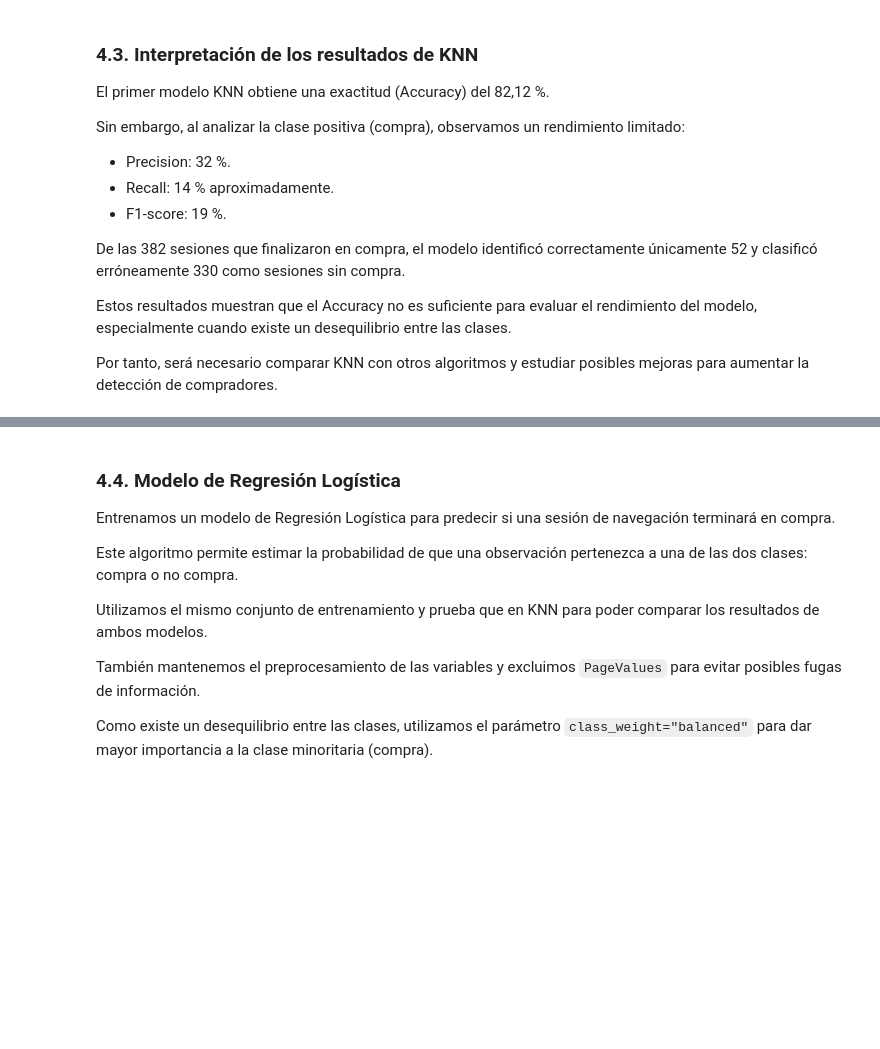
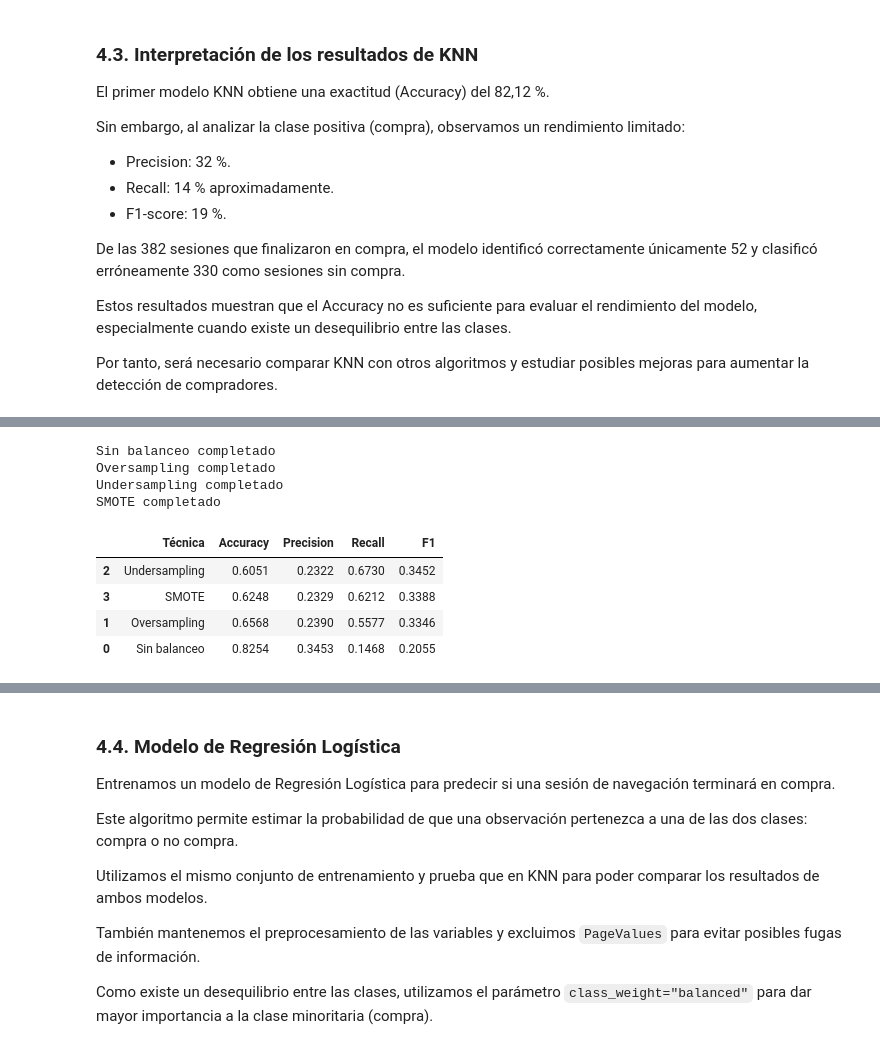
Before and after one commit to beafernandez22/proyecto_lo_compraran_ml, a Jupyter notebook: proyecto_lo_compraran_ml.ipynb, the cells around one changed output, grey strips where cells are left out. Drawn from its saved outputs; the diff is of its cells as text; code cells hidden in the pictures; blank space fills up the shorter version.

```diff
--- a/proyecto_lo_compraran_ml.ipynb
+++ b/proyecto_lo_compraran_ml.ipynb
@@ -397,0 +590,79 @@ Por tanto, será necesario comparar KNN con otros algoritmos y estudiar posibles
+# %%
+from sklearn.pipeline import Pipeline
+from sklearn.neighbors import KNeighborsClassifier
+from sklearn.model_selection import StratifiedKFold, cross_validate
+from imblearn.over_sampling import RandomOverSampler, SMOTE
+from imblearn.under_sampling import RandomUnderSampler
+from imblearn.pipeline import Pipeline as ImbPipeline
+
+# Utilizamos las 16 variables originales
+X_balanceo = X_train_knn
+
+# Misma validación cruzada para todos los modelos
+validacion_balanceo = StratifiedKFold(
+    n_splits=5,
+    shuffle=True,
+    random_state=42
+)
+
+# Técnicas que vamos a comparar
+tecnicas_balanceo = {
+    "Sin balanceo": "passthrough",
+    "Oversampling": RandomOverSampler(random_state=42),
+    "Undersampling": RandomUnderSampler(random_state=42),
+    "SMOTE": SMOTE(random_state=42)
+}
+
+resultados_balanceo = []
+
+for nombre, tecnica in tecnicas_balanceo.items():
+
+    modelo_knn_balanceado = ImbPipeline(steps=[
+        ("preprocesamiento", crear_preprocesador(X_balanceo)),
+        ("balanceo", tecnica),
+        ("modelo", KNeighborsClassifier(n_neighbors=5))
+    ])
+
+    resultados = cross_validate(
+        modelo_knn_balanceado,
+        X_balanceo,
+        y_train,
+        cv=validacion_balanceo,
+        scoring=["accuracy", "precision", "recall", "f1"],
+        n_jobs=-1
+    )
+
+    resultados_balanceo.append({
+        "Técnica": nombre,
+        "Accuracy": resultados["test_accuracy"].mean(),
+        "Precision": resultados["test_precision"].mean(),
+        "Recall": resultados["test_recall"].mean(),
+        "F1": resultados["test_f1"].mean()
+    })
+
+    print(nombre, "completado")
+# %% [output]
+Sin balanceo completado
+Oversampling completado
+Undersampling completado
+SMOTE completado
+# %%
+import pandas as pd
+
+# Crear tabla comparativa
+tabla_balanceo = pd.DataFrame(resultados_balanceo)
+
+# Ordenar de mayor a menor F1
+tabla_balanceo = tabla_balanceo.sort_values(
+    by="F1",
+    ascending=False
+)
+
+# Mostrar resultados
+display(tabla_balanceo.round(4))
+# %% [output]
+|  | Técnica | Accuracy | Precision | Recall | F1 |
+| 2 | Undersampling | 0.6051 | 0.2322 | 0.6730 | 0.3452 |
+| 3 | SMOTE | 0.6248 | 0.2329 | 0.6212 | 0.3388 |
+| 1 | Oversampling | 0.6568 | 0.2390 | 0.5577 | 0.3346 |
+| 0 | Sin balanceo | 0.8254 | 0.3453 | 0.1468 | 0.2055 |
```
Also changed, not shown: parts of 19 cells of this notebook.
